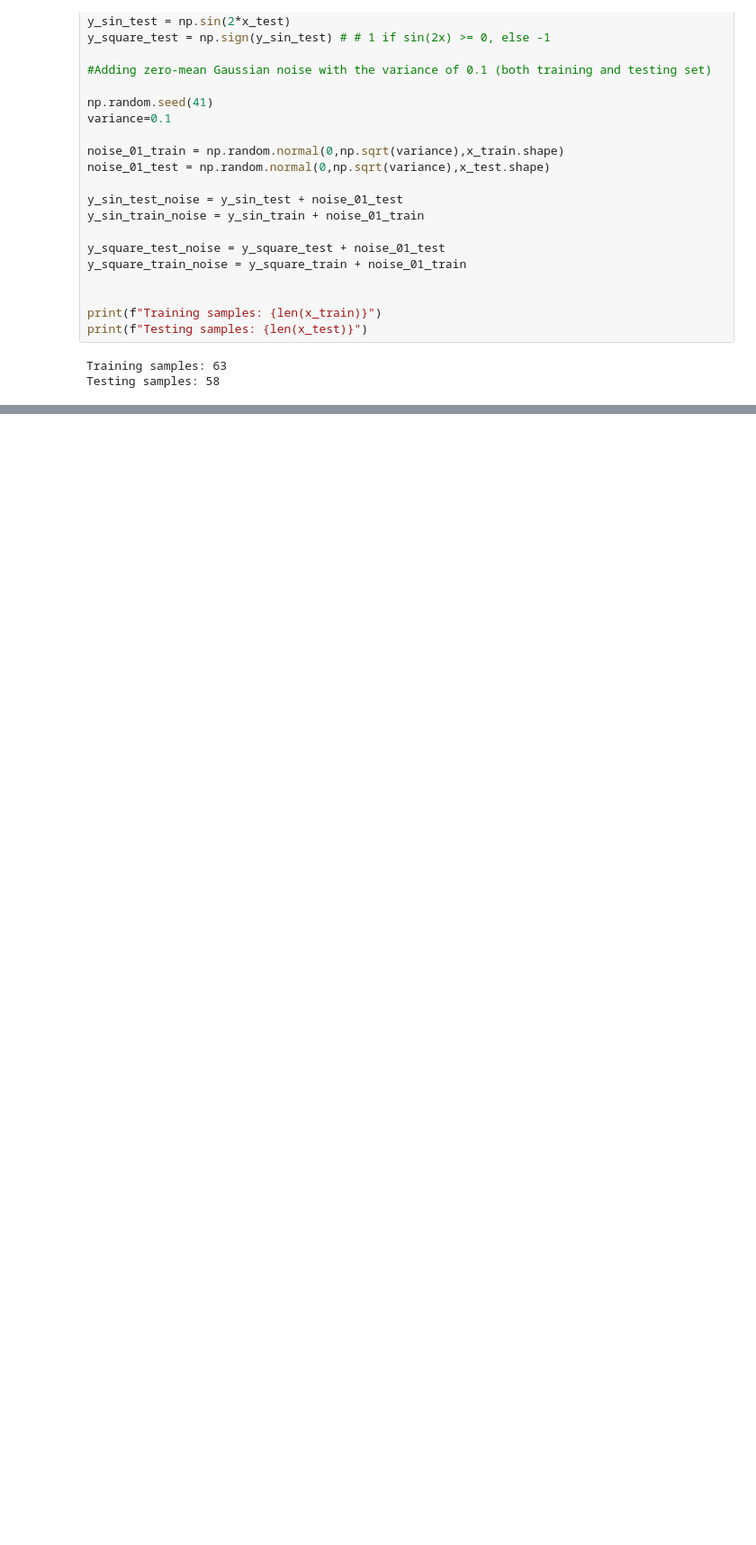
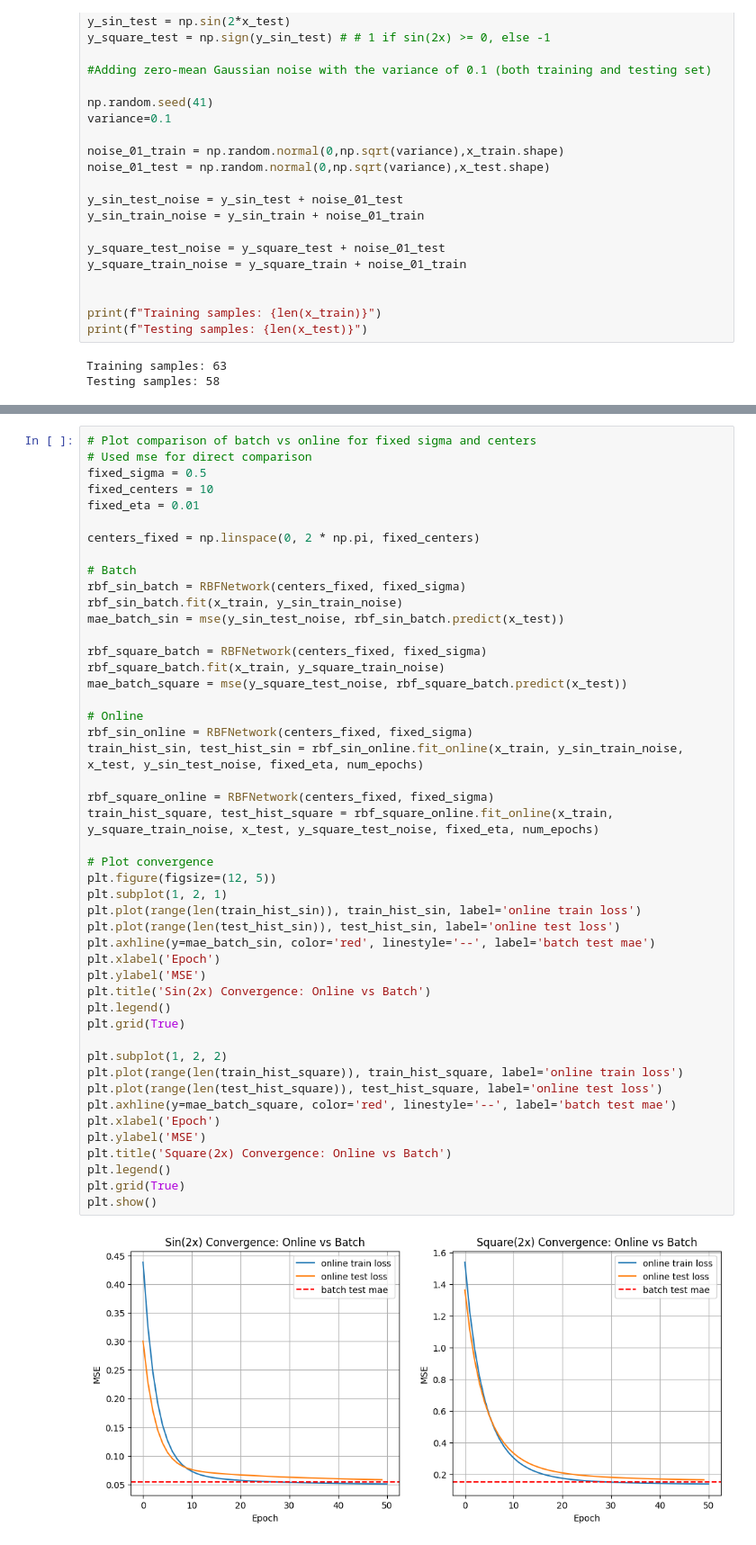
Before and after one commit to sebastians1999/DD2437_ANNs, a Jupyter notebook: main.ipynb, the cells around one changed output, grey strips where cells are left out. Shown at 90% size. Cells and saved outputs as stored; diff of their text form; blank space fills up the shorter version.

```diff
--- a/main.ipynb
+++ b/main.ipynb
@@ -323,0 +486,49 @@ Testing samples: 58
+# %%
+# Plot comparison of batch vs online for fixed sigma and centers
+# Used mse for direct comparison
+fixed_sigma = 0.5
+fixed_centers = 10
+fixed_eta = 0.01
+
+centers_fixed = np.linspace(0, 2 * np.pi, fixed_centers)
+
+# Batch
+rbf_sin_batch = RBFNetwork(centers_fixed, fixed_sigma)
+rbf_sin_batch.fit(x_train, y_sin_train_noise)
+mae_batch_sin = mse(y_sin_test_noise, rbf_sin_batch.predict(x_test))
+
+rbf_square_batch = RBFNetwork(centers_fixed, fixed_sigma)
+rbf_square_batch.fit(x_train, y_square_train_noise)
+mae_batch_square = mse(y_square_test_noise, rbf_square_batch.predict(x_test))
+
+# Online
+rbf_sin_online = RBFNetwork(centers_fixed, fixed_sigma)
+train_hist_sin, test_hist_sin = rbf_sin_online.fit_online(x_train, y_sin_train_noise, x_test, y_sin_test_noise, fixed_eta, num_epochs)
+
+rbf_square_online = RBFNetwork(centers_fixed, fixed_sigma)
+train_hist_square, test_hist_square = rbf_square_online.fit_online(x_train, y_square_train_noise, x_test, y_square_test_noise, fixed_eta, num_epochs)
+
+# Plot convergence
+plt.figure(figsize=(12, 5))
+plt.subplot(1, 2, 1)
+plt.plot(range(len(train_hist_sin)), train_hist_sin, label='online train loss')
+plt.plot(range(len(test_hist_sin)), test_hist_sin, label='online test loss')
+plt.axhline(y=mae_batch_sin, color='red', linestyle='--', label='batch test mae')
+plt.xlabel('Epoch')
+plt.ylabel('MSE')
+plt.title('Sin(2x) Convergence: Online vs Batch')
+plt.legend()
+plt.grid(True)
+
+plt.subplot(1, 2, 2)
+plt.plot(range(len(train_hist_square)), train_hist_square, label='online train loss')
+plt.plot(range(len(test_hist_square)), test_hist_square, label='online test loss')
+plt.axhline(y=mae_batch_square, color='red', linestyle='--', label='batch test mae')
+plt.xlabel('Epoch')
+plt.ylabel('MSE')
+plt.title('Square(2x) Convergence: Online vs Batch')
+plt.legend()
+plt.grid(True)
+plt.show()
+# %% [output]
+[figure, added]
```
Also changed, not shown: parts of 8 cells of this notebook, 2 other files.
